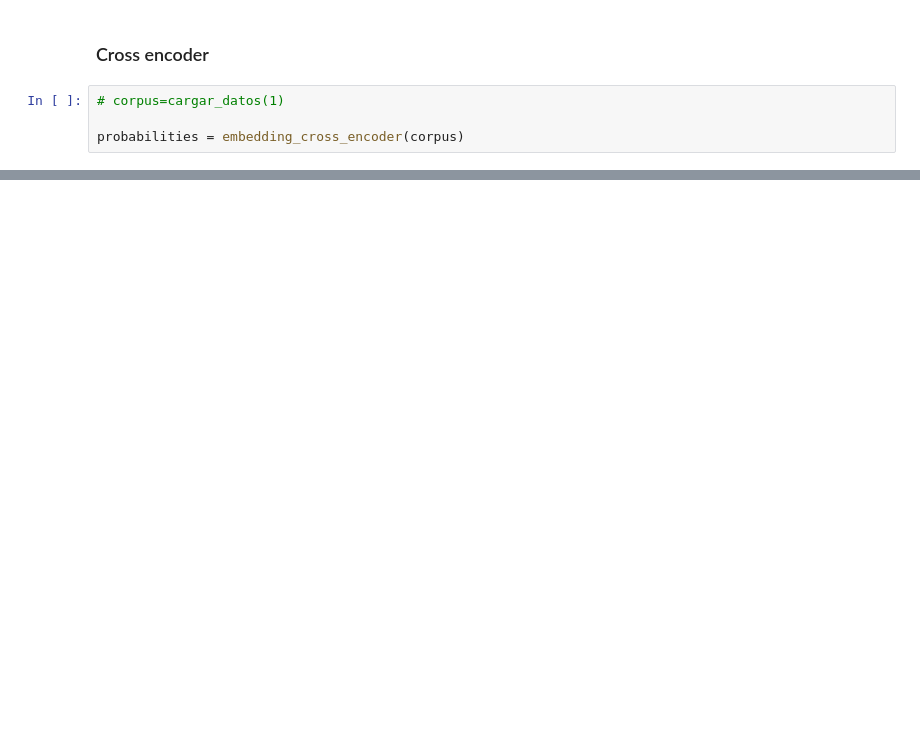
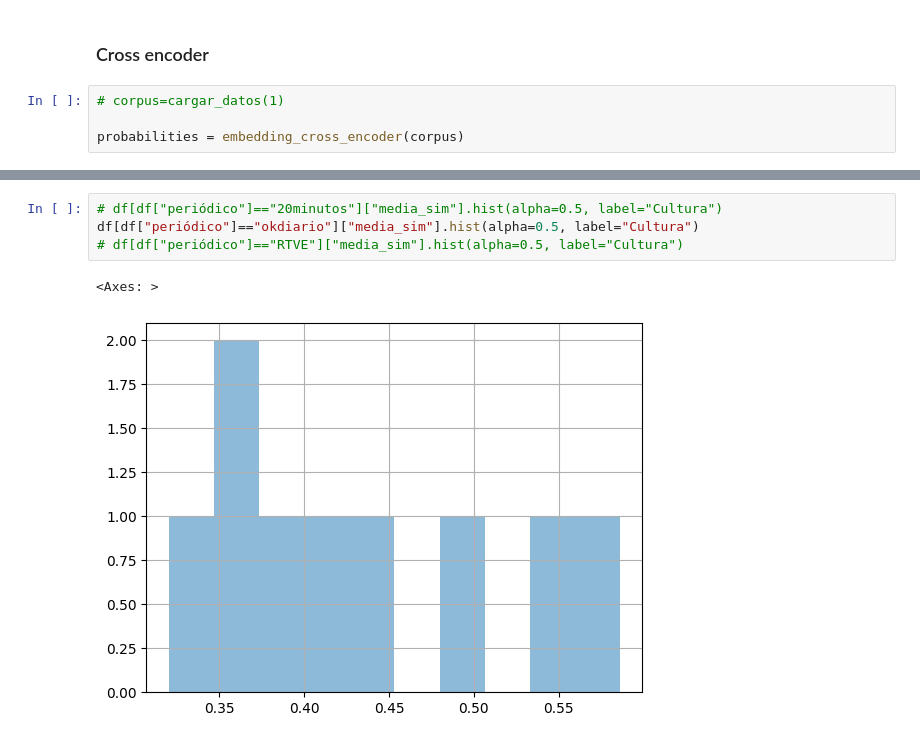
Before and after one commit to hepejaAED/ProyectoNLP, a Jupyter notebook: topic_modeling.ipynb, the cells around one changed output, grey strips where cells are left out. Cells and saved outputs as stored; diff of their text form; blank space fills up the shorter version.

```diff
--- a/topic_modeling.ipynb
+++ b/topic_modeling.ipynb
@@ -286,0 +431,7 @@ plt.show()
+# %%
+# df[df["periódico"]=="20minutos"]["media_sim"].hist(alpha=0.5, label="Cultura")
+df[df["periódico"]=="okdiario"]["media_sim"].hist(alpha=0.5, label="Cultura")
+# df[df["periódico"]=="RTVE"]["media_sim"].hist(alpha=0.5, label="Cultura")
+# %% [output]
+<Axes: >
+[figure, added]
```
Also changed, not shown: parts of 17 cells of this notebook.
